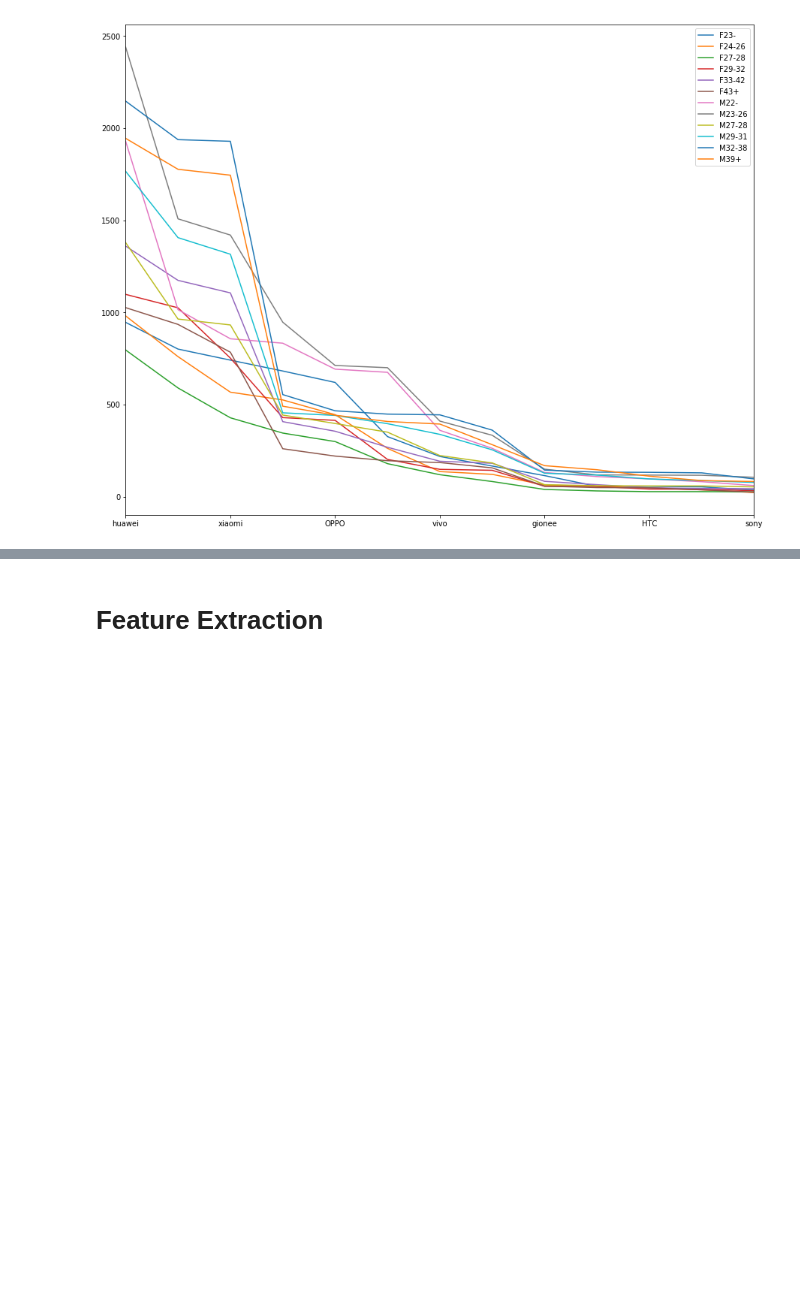
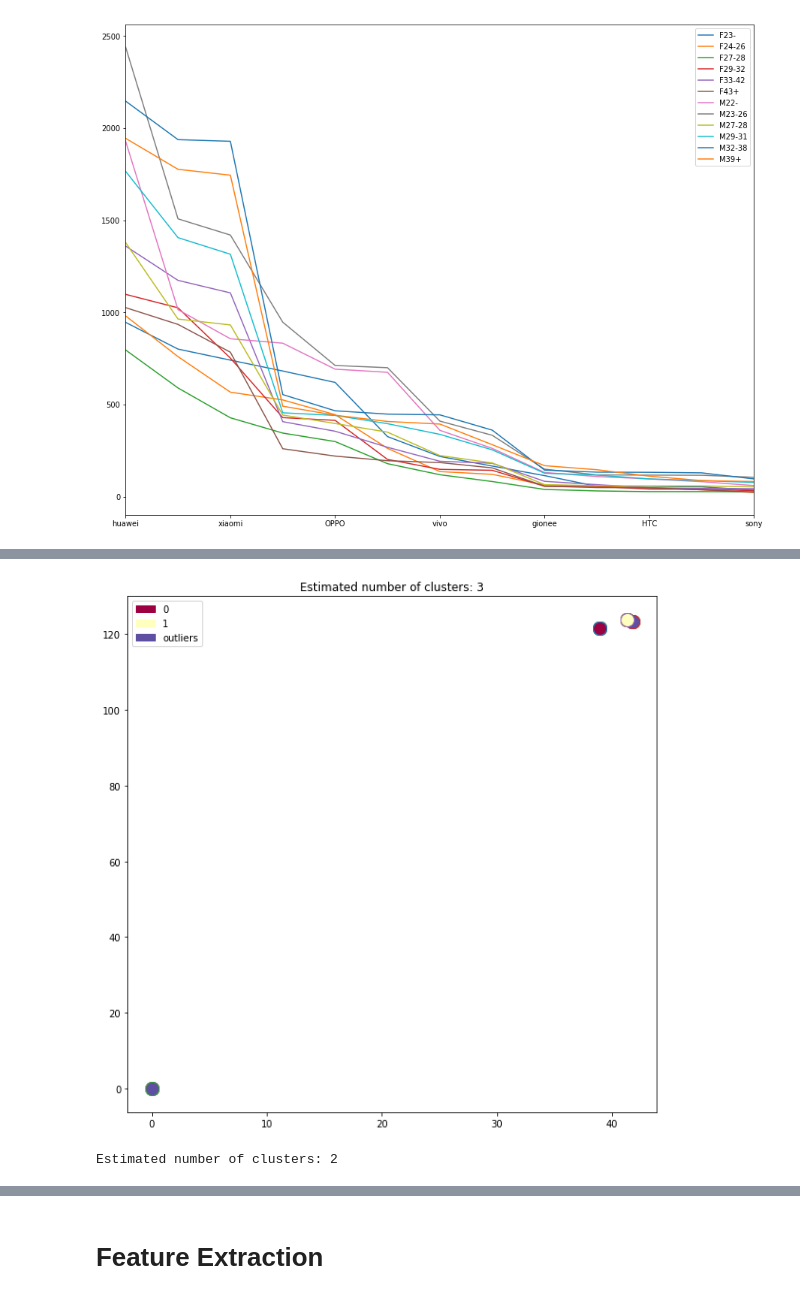
Before and after one commit to danielrotaermel/data-mining, a Jupyter notebook: VersuchMobileUsers.ipynb, the cells around one changed output, grey strips where cells are left out. Cells and saved outputs as stored; diff of their text form; code cells hidden in the pictures; blank space fills up the shorter version.

```diff
--- a/VersuchMobileUsers.ipynb
+++ b/VersuchMobileUsers.ipynb
@@ -288,14 +296,16 @@ plt.show()
 #1
 #device_id = 29182687948017175
 device_id = 4830593356246717684
+entrycount = conn.execute("SELECT count(device_id) FROM events where device_id =" + str(device_id)).fetchone()[0]
+print device_id, 'entrys:', entrycount
 gmapsAPIKey=json.load(open('google_api_key.json'))["GOOGLE_API_KEY"]
 
 #2
 gmaps.configure(gmapsAPIKey)
 
-events = pd.read_sql_query("SELECT latitude,longitude FROM events where device_id =" + str(device_id), conn)
+events = pd.read_sql_query("SELECT * FROM events where device_id =" + str(device_id), conn)
 #events = pd.read_sql_query("SELECT latitude,longitude FROM events limit 2000", conn)
-locations = list(events.itertuples(index=False, name=None))
+#locations = events
 
 #import gmaps.datasets
 #location = gmaps.datasets.load_dataset("taxi_rides")
@@ -303,6 +313,6 @@ locations = list(events.itertuples(index=False, name=None))
 #print locations[0]
 
 fig = gmaps.figure()
-fig.add_layer(gmaps.heatmap_layer(locations))
+fig.add_layer(gmaps.heatmap_layer(events[['latitude','longitude']]))
 fig
 # %% [output]
@@ -375,0 +323,42 @@ Silhouette Coefficient: 0.974
+# %%
+#3
+# get data
+events = pd.read_sql_query("SELECT * FROM events where device_id =" + str(device_id), conn)
+
+# Compute DBSCAN
+db = DBSCAN(eps=0.3, min_samples=10).fit(locations)
+labels = db.labels_
+
+# Number of clusters in labels, ignoring noise if present.
+n_clusters_ = len(set(labels)) - (1 if -1 in labels else 0)
+
+# Assign color to every unique cluster
+colors = plt.cm.Spectral(np.linspace(0, 1, len(unique_labels)))
+
+# Create a helper function that returns the same colors for each cluster
+colorMap = {key: value for (key, value) in zip(unique_labels, colors)}
+def getClustomColor(label):
+    if label in colorMap:
+        return list(colorMap[label])
+    else:
+        return 'b'
+
+# Set up patches for the legend
+patches = [mpatches.Patch(color=getClustomColor(label), label=(label if label >= 0 else 'outliers')) for label in unique_labels]
+
+# Increase figure size
+plt.figure(figsize=(10, 10))
+
+#print getClustomColor(1)
+for index, row in locations.iterrows():
+    plt.plot(row['latitude'], row['longitude'], 'o', markerfacecolor=getClustomColor(row['cluster']), markersize=14)
+
+plt.legend(handles=patches, loc='best', prop={'size':10})
+plt.title('Estimated number of clusters: %d' % n_clusters)
+#plt.axis([39.5,40,115.5,117])
+plt.show()
+
+print('Estimated number of clusters: %d' % n_clusters_)
+# %% [output]
+[figure, added]
+Estimated number of clusters: 2
```
Also changed, not shown: parts of 6 cells of this notebook.
